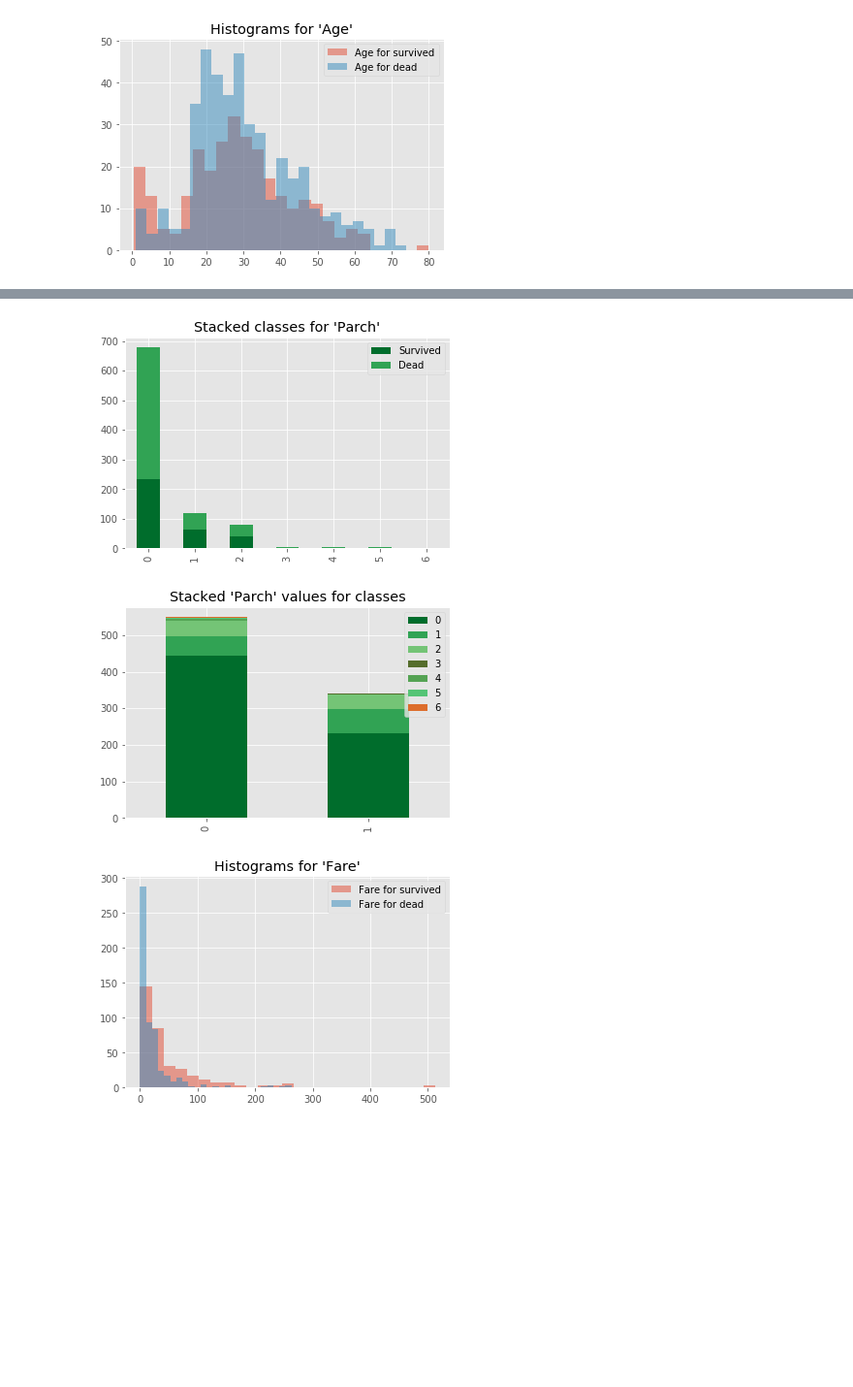
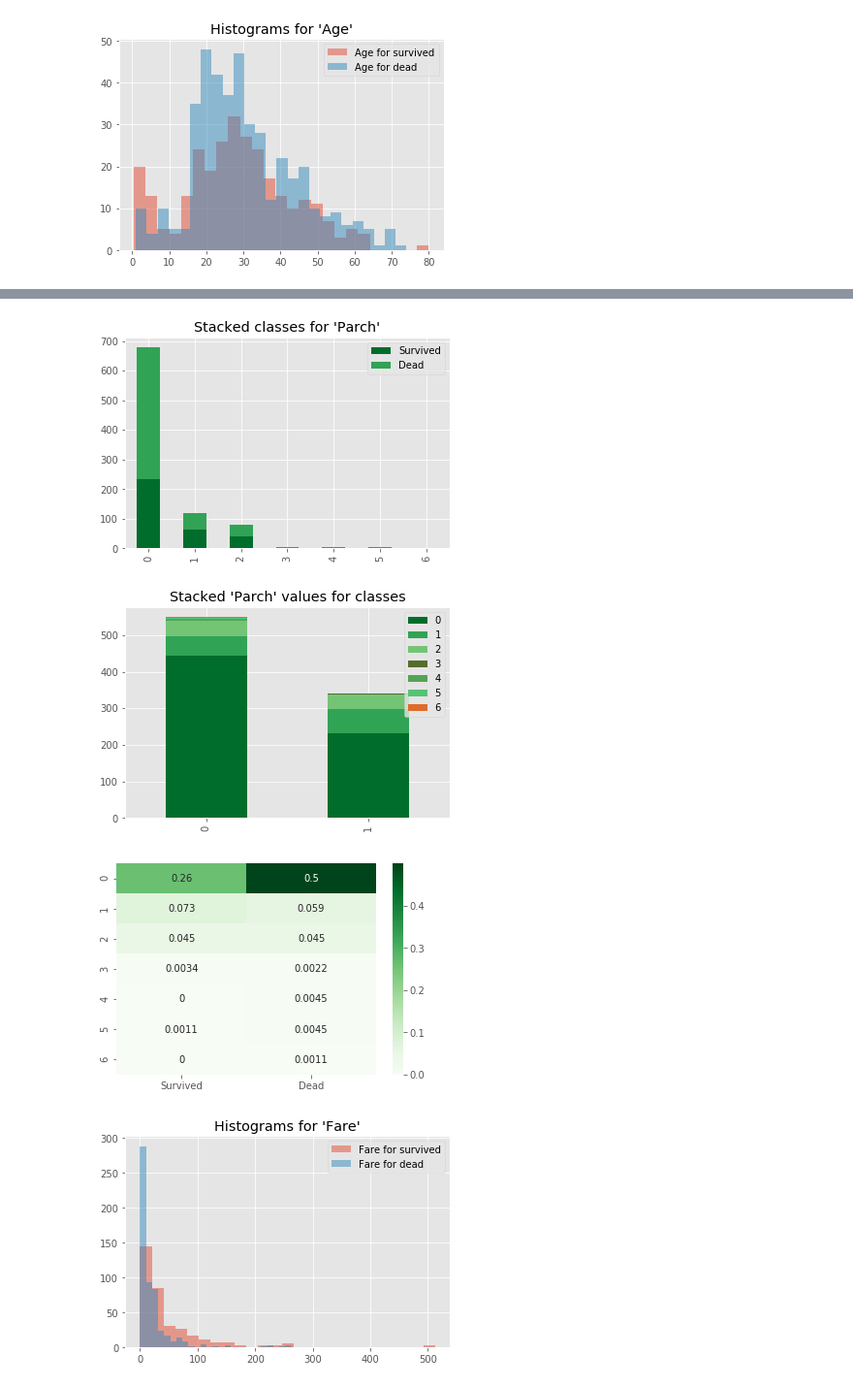
Before and after one commit to wojciechtobis/titanic, a Jupyter notebook: Titanic.ipynb, the cells around one changed output, grey strips where cells are left out. Shown at 97% size. Cells and saved outputs as stored; diff of their text form; code cells hidden in the pictures; blank space fills up the shorter version.

```diff
--- a/Titanic.ipynb
+++ b/Titanic.ipynb
@@ -119,9 +152,9 @@ stacked_bar_class("SibSp");
 # %%
 # 'Parch' column analysis
-stacked_bar_columns("Parch");
-stacked_bar_class("Parch");
+quantized_column_analysis("Parch");
 # %% [output]
 [figure]
 [figure]
+[figure, added]
 # %%
 # 'Fare' column analysis
```
Also changed, not shown: parts of 8 cells of this notebook, 1 other file.
